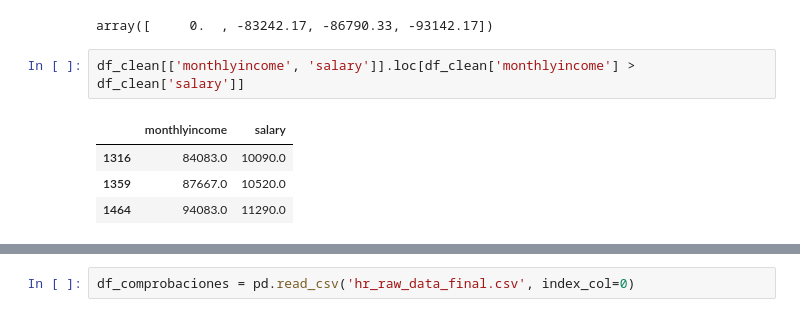
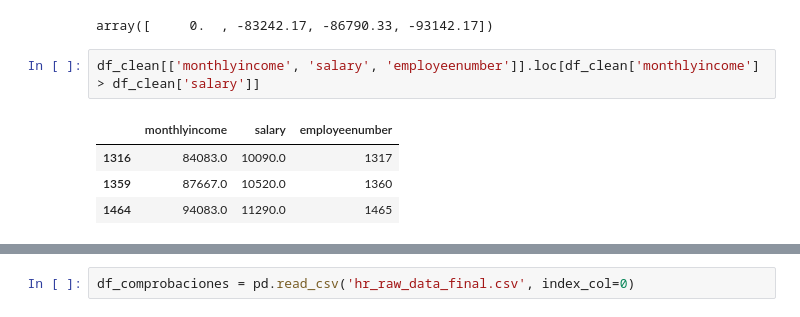
Before and after one commit to FiSaRaff/project-da-promo-k-modulo-3-team-2, a Jupyter notebook: limpieza_datos_pruebas.ipynb, the cells around one changed output, grey strips where cells are left out. Saved outputs shown, nothing was run; the diff lists cells and outputs as text.

```diff
--- a/limpieza_datos_pruebas.ipynb
+++ b/limpieza_datos_pruebas.ipynb
@@ -389,9 +396,9 @@ comp.unique()
 # %% [output]
 array([     0.  , -83242.17, -86790.33, -93142.17])
 # %%
-df_clean[['monthlyincome', 'salary']].loc[df_clean['monthlyincome'] > df_clean['salary']]
+df_clean[['monthlyincome', 'salary', 'employeenumber']].loc[df_clean['monthlyincome'] > df_clean['salary']]
 # %% [output]
-|  | monthlyincome | salary |
-| 1316 | 84083.0 | 10090.0 |
-| 1359 | 87667.0 | 10520.0 |
-| 1464 | 94083.0 | 11290.0 |
+|  | monthlyincome | salary | employeenumber |
+| 1316 | 84083.0 | 10090.0 | 1317 |
+| 1359 | 87667.0 | 10520.0 | 1360 |
+| 1464 | 94083.0 | 11290.0 | 1465 |
```
Also changed, not shown: parts of 4 cells of this notebook, 2 other files.
